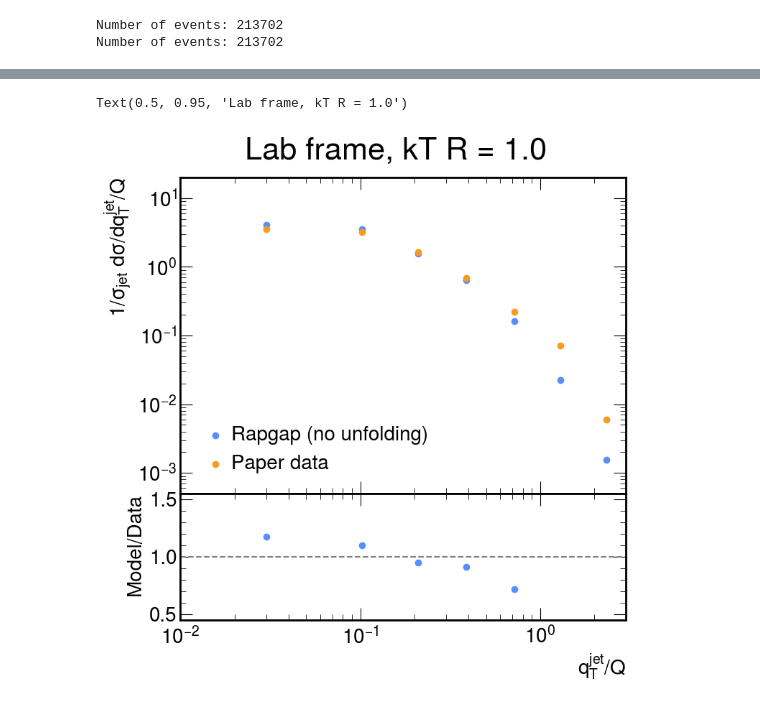
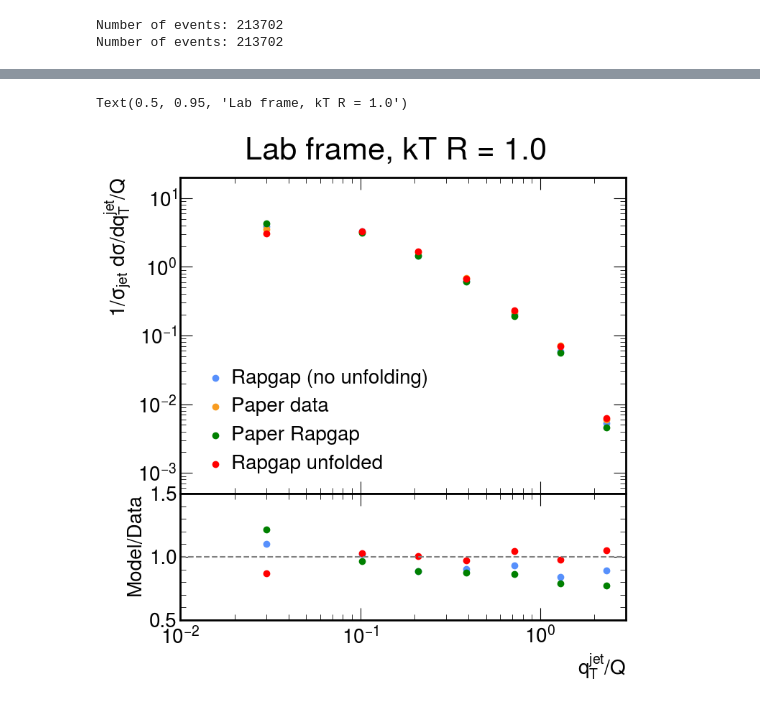
Before and after one commit to ViniciusMikuni/H1Unfold, a Jupyter notebook: scripts/H1_jet_paper.ipynb, the cells around one changed output, grey strips where cells are left out. Drawn from its saved outputs; the diff is of its cells as text; code cells hidden in the pictures.

```diff
--- a/scripts/H1_jet_paper.ipynb
+++ b/scripts/H1_jet_paper.ipynb
@@ -9,11 +9,11 @@ import vector
 hep.style.use("CMS")
 # %%
 data_directory = "/global/homes/r/rmilton/m3246/rmilton/H1Unfold/jet_data/"
-file_name = "kt_rapgap_jets.root"
+file_name = "kt_rapgap_jets_nogenmask_alljets_bothsteps.root"
 with ur.open("{file}:jets".format(file=data_directory+file_name)) as out:
     jets = out.arrays(["eta", "px", "py", "pz", "E", "pT", "phi"])
     print("Number of events:",out.num_entries)
 with ur.open("{file}:event".format(file=data_directory+file_name)) as event:
-    event_info = event.arrays(["Q2", "y", "elec_pT","elec_eta","elec_phi", "weight", "unfolded_weights"])
+    event_info = event.arrays(["Q2", "y", "elec_pT","elec_eta","elec_phi", "weight", "step2_weights"])
     print("Number of events:",event.num_entries)
 # %% [output]
@@ -42,12 +71,21 @@ print(len(jets["pT"]),len(jets["pT"][jet_mask]))
 # %%
 paper_pT = [12.3390, 18.1112, 26.5836, 39.01933, 57.27255, 84.064603]
 paper_pT_cross_section = [.1147, .0439, .0112, .00245, .00048, .000064]
+paper_pT_rapgap = [.117, .043, .0105, .0023, .00052, .000076]
+
 paper_eta = [-.650, .050, .750, 1.4500, 2.1500]
 paper_eta_cross_section = [.337, .605, .331, .1096, .0444]
+paper_eta_rapgap = [.292, .629, .354, .113, .042]
+
 paper_qTQ = [.03, .102, .21, .389, .716, 1.2988, 2.3359]
 paper_qTQ_cross_section = [3.51, 3.207, 1.65, .691, .223, .0705, .0059]
+paper_qTQ_rapgap = [4.26, 3.1, 1.46, .603, .192, .0558, .00456]
+
 paper_deltaphi = [.03, .077, .14, .26, .440, .741, 1.2343]
 paper_deltaphi_cross_section = [5.93, 3.622, 2.03, 1.02, .431, .161, .0640]
+paper_deltaphi_rapgap = [6.51, 3.24, 1.71, .814, .37, .137, .052]
+
+paper_Q2 = [150, 200, 280, 400, 700, 1100, 1700, 3500, 8000]
 # %%
 def get_binning(centers):
     edges = []
@@ -145,37 +241,44 @@ plt.hist(jets["eta"][jet_mask], weights = event_info["weight"][jet_mask], densit
 # %%
-qTjet = np.sqrt((jets["px"][jet_mask] + event_info["elec_pT"][jet_mask]*np.cos(event_info["elec_phi"][jet_mask]))**2 + (jets["py"][jet_mask] + event_info["elec_pT"][jet_mask]*np.sin(event_info["elec_phi"][jet_mask]))**2)
-qTQjet = qTjet/np.sqrt(event_info["Q2"][jet_mask])
+qTjet = np.sqrt((flattened_px + event_elec_pT*np.cos(event_elec_phi))**2 + (flattened_py + event_elec_pT*np.sin(event_elec_phi))**2)
+qTQjet = qTjet/np.sqrt(event_Q2)
 
 fig = plt.figure(figsize=(8,8))
 gs = fig.add_gridspec(2, hspace=0, height_ratios=[2.5, 1])
 axs = gs.subplots(sharex=True)
 xlow, xhigh = .01, 3
 
-n,bins = np.histogram(qTQjet, weights = event_info["weight"][jet_mask], density=True, bins = qTQ_binning)
+n,bins = np.histogram(qTQjet, weights = event_weights, density=True, bins = qTQ_binning)
 axs[0].scatter(bins[:-1]+ 0.5*(bins[1:] - bins[:-1]), n, label="Rapgap (no unfolding)")
 axs[0].scatter(paper_qTQ, paper_qTQ_cross_section, label="Paper data")
+axs[0].scatter(paper_qTQ, paper_qTQ_rapgap, label="Paper Rapgap", color='green')
+
+n_unfolded,bins_unfolded = np.histogram(qTQjet, weights = event_weights*step2_weights, density=True, bins = qTQ_binning)
+axs[0].scatter(bins_unfolded[:-1]+ 0.5*(bins_unfolded[1:] - bins_unfolded[:-1]), n_unfolded, label="Rapgap unfolded", color='red')
 
 axs[0].set_xscale('log')
 axs[0].set_yscale('log')
 axs[0].set_ylim(5e-4,20)
 axs[0].set_xlim(xlow, xhigh)
 axs[0].set_ylabel("$1/\sigma_{jet}~d\sigma/dq_T^{jet}/Q$", fontsize=20)
 axs[0].legend(loc='lower left', handletextpad=0.05, fontsize=20)
 axs[0].tick_params(axis='both', which='major', labelsize=20)
 axs[0].tick_params(axis='both', which='minor', labelsize=20)
 
 axs[1].set_xscale('log')
 axs[1].scatter(paper_qTQ, n/paper_qTQ_cross_section)
+axs[1].scatter(paper_qTQ, n_unfolded/paper_qTQ_cross_section, color='red')
+axs[1].scatter(paper_qTQ, np.asarray(paper_qTQ_rapgap)/paper_qTQ_cross_section, color = 'green')
+
 axs[1].set_ylabel("Model/Data", fontsize=20)
-axs[1].set_ylim(0.45, 1.55)
+axs[1].set_ylim(0.5, 1.5)
 axs[1].set_xlim(xlow, xhigh)
 axs[1].tick_params(axis='both', which='major', labelsize=20)
 axs[1].tick_params(axis='both', which='minor', labelsize=20)
 axs[1].hlines(1, xlow, xhigh, color='grey', linestyle='dashed')
 
 plt.xlabel("$q_T^{jet}/Q$", fontsize=20)
 
 plt.suptitle("Lab frame, kT R = 1.0", y=0.95)
 # %% [output]
 Text(0.5, 0.95, 'Lab frame, kT R = 1.0')
-[figure, old version]
+[figure, new version]
```
Also changed, not shown: parts of 16 cells of this notebook, 2 other files.
